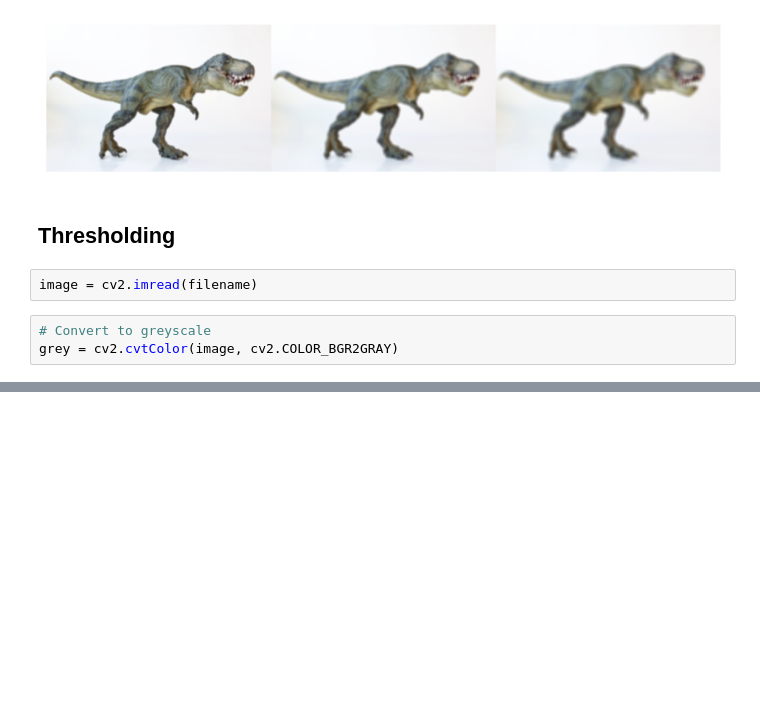
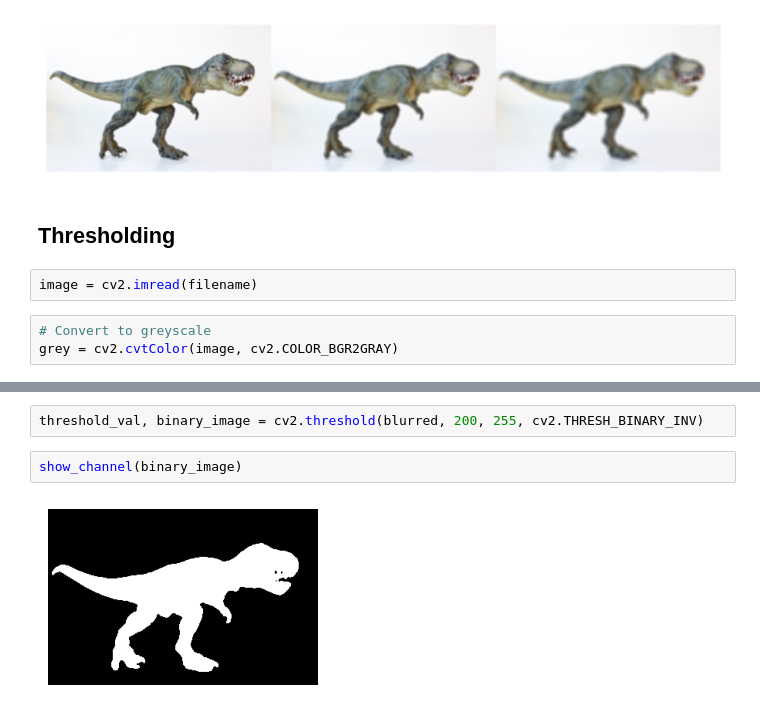
Before and after one commit to peterskousen/cds-vis, a Jupyter notebook: notebooks/session4.ipynb, the cells around one changed output, grey strips where cells are left out. Cells and saved outputs as stored; diff of their text form; blank space fills up the shorter version.

```diff
--- a/notebooks/session4.ipynb
+++ b/notebooks/session4.ipynb
@@ -64,0 +84,6 @@ plt.show()
+# %%
+threshold_val, binary_image = cv2.threshold(blurred, 200, 255, cv2.THRESH_BINARY_INV)
+# %%
+show_channel(binary_image)
+# %% [output]
+[figure, added]
```
Also changed, not shown: parts of 13 cells of this notebook, 1 other file.
